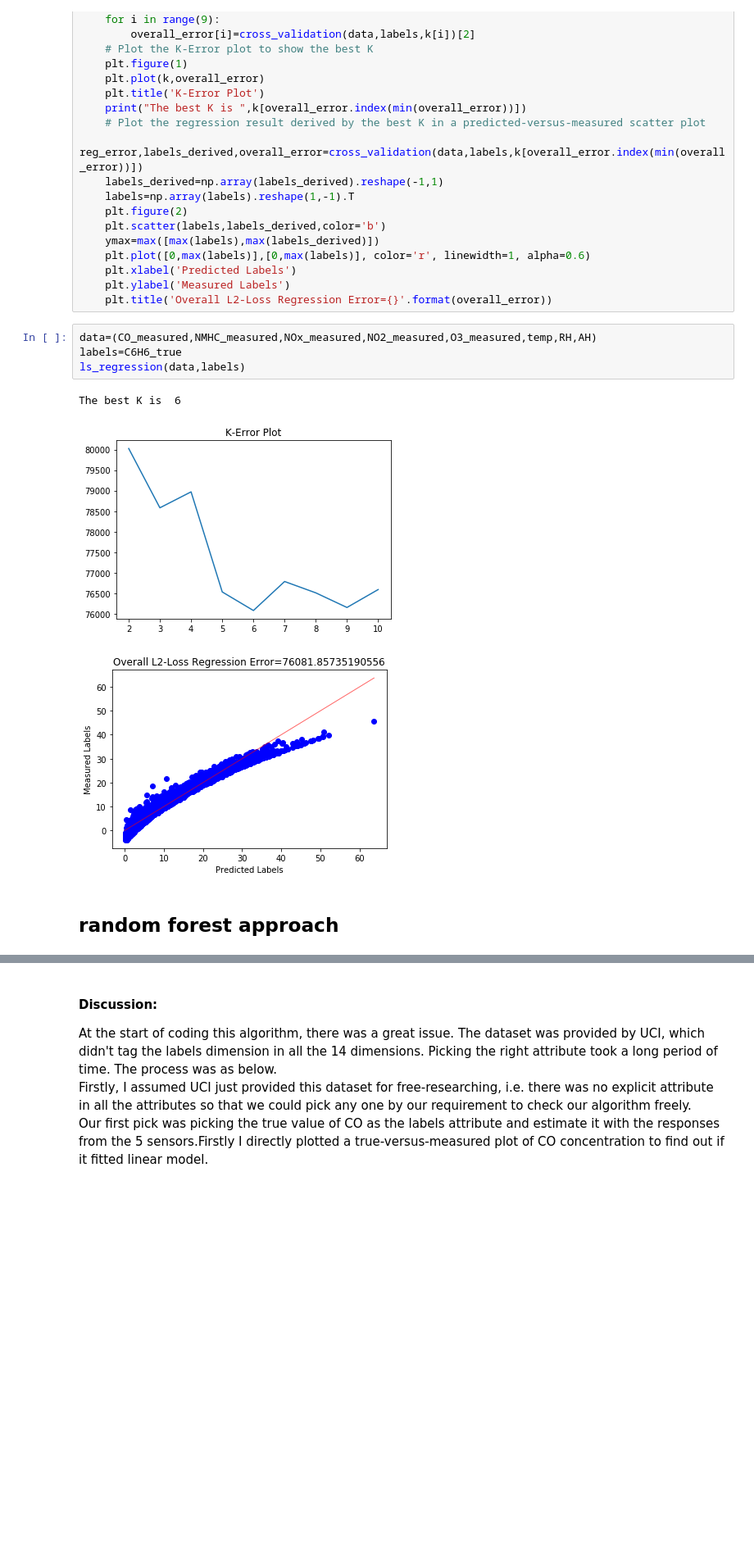
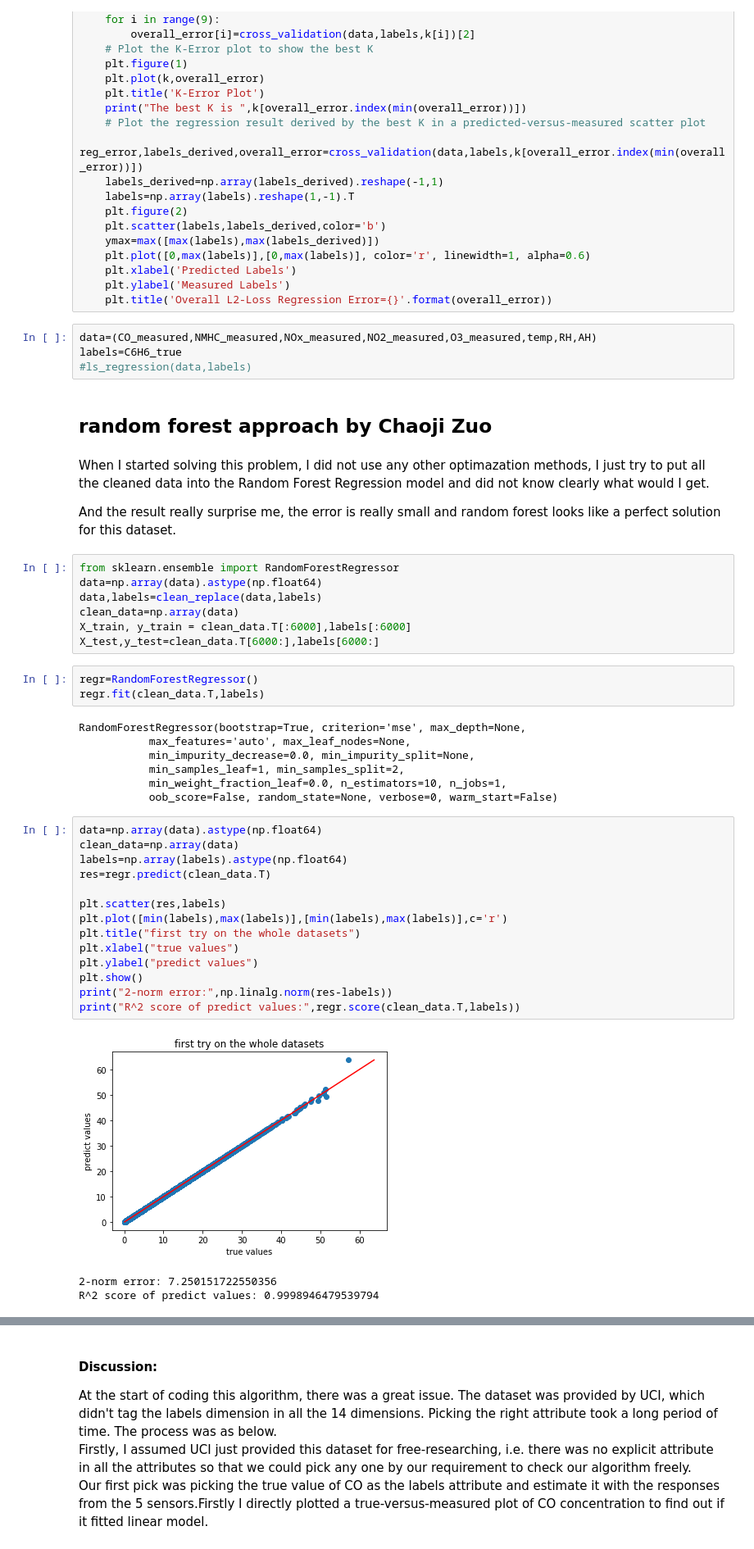
Before and after one commit to ciuji/ECE445_MLForEngg_Project, a Jupyter notebook: air-quality/AirQuality_Jupyter.ipynb, the cells around one changed output, grey strips where cells are left out. Shown: that part at 82% size. Saved outputs shown, nothing was run; the diff lists cells and outputs as text; blank space fills up the shorter version.

Commit message:
[update] regression

```diff
--- a/air-quality/AirQuality_Jupyter.ipynb
+++ b/air-quality/AirQuality_Jupyter.ipynb
@@ -153,10 +153,45 @@ def ls_regression(data,labels):
 # %%
 data=(CO_measured,NMHC_measured,NOx_measured,NO2_measured,O3_measured,temp,RH,AH)
 labels=C6H6_true
-ls_regression(data,labels)
+#ls_regression(data,labels)
-# %% [output]
-The best K is  6
-[figure, removed]
-[figure, removed]
 # %% [markdown]
-## random forest approach
+## random forest approach by Chaoji Zuo
+# %% [markdown]
+When I started solving this problem, I did not use any other optimazation methods, I just try to put all the cleaned data into the Random Forest Regression model and did not know clearly what would I get.
+
+And the result really surprise me, the error is really small and random forest looks like a perfect solution for this dataset.
+# %%
+from sklearn.ensemble import RandomForestRegressor
+data=np.array(data).astype(np.float64)
+data,labels=clean_replace(data,labels)
+clean_data=np.array(data)
+X_train, y_train = clean_data.T[:6000],labels[:6000]
+X_test,y_test=clean_data.T[6000:],labels[6000:]
+# %%
+regr=RandomForestRegressor()
+regr.fit(clean_data.T,labels)
+# %% [output]
+RandomForestRegressor(bootstrap=True, criterion='mse', max_depth=None,
+           max_features='auto', max_leaf_nodes=None,
+           min_impurity_decrease=0.0, min_impurity_split=None,
+           min_samples_leaf=1, min_samples_split=2,
+           min_weight_fraction_leaf=0.0, n_estimators=10, n_jobs=1,
+           oob_score=False, random_state=None, verbose=0, warm_start=False)
+# %%
+data=np.array(data).astype(np.float64)
+clean_data=np.array(data)
+labels=np.array(labels).astype(np.float64)
+res=regr.predict(clean_data.T)
+
+plt.scatter(res,labels)
+plt.plot([min(labels),max(labels)],[min(labels),max(labels)],c='r')
+plt.title("first try on the whole datasets")
+plt.xlabel("true values")
+plt.ylabel("predict values")
+plt.show()
+print("2-norm error:",np.linalg.norm(res-labels))
+print("R^2 score of predict values:",regr.score(clean_data.T,labels))
+# %% [output]
+[figure, added]
+2-norm error: 7.250151722550356
+R^2 score of predict values: 0.9998946479539794
```
Also changed, not shown: parts of 15 cells of this notebook, 2 other files.
